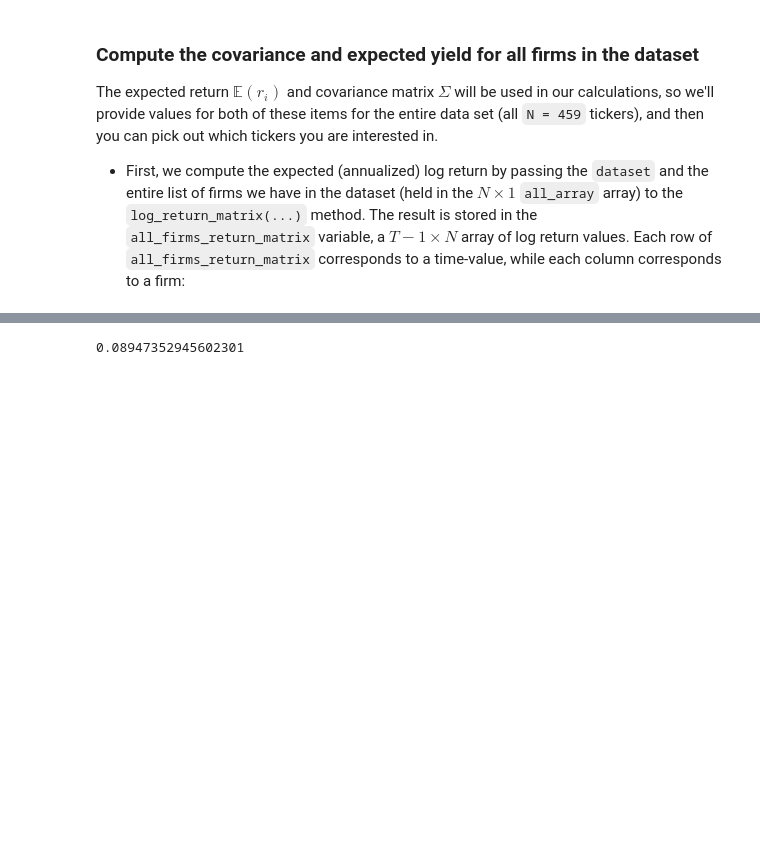
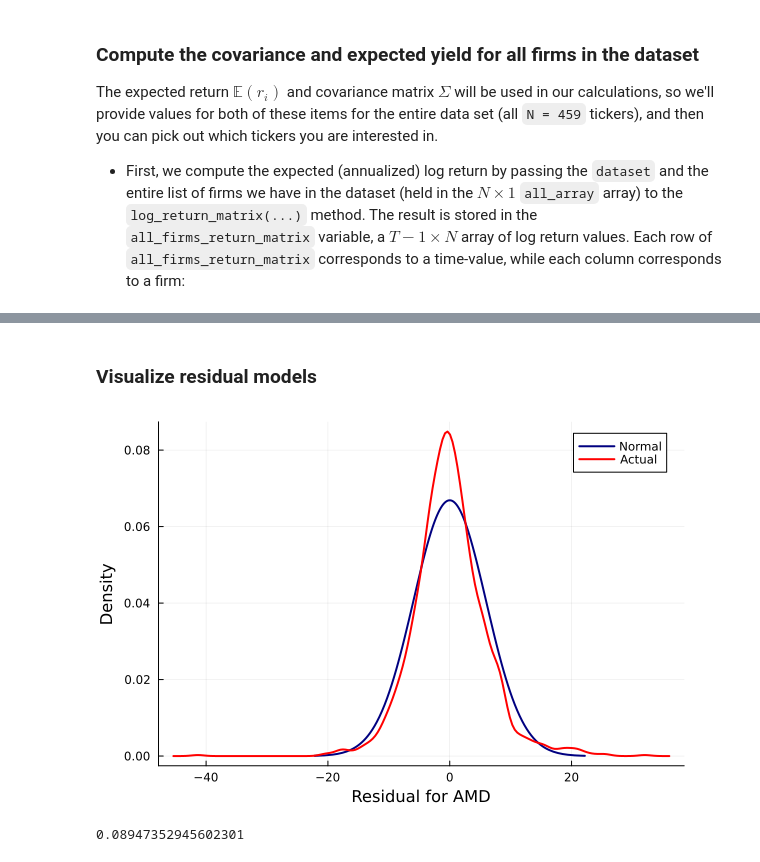
Before and after one commit to af626/CHEME5760-AF626-FinaProject, a Jupyter notebook: main_af626.ipynb, the cells around one changed output, grey strips where cells are left out. Saved outputs shown, nothing was run; the diff lists cells and outputs as text; code cells hidden in the pictures; blank space fills up the shorter version.

```diff
--- a/main_af626.ipynb
+++ b/main_af626.ipynb
@@ -67,0 +88,2 @@ all_firms_return_matrix = log_return_matrix(dataset, all_tickers,
+# %%
+sim_model_dictionary = Dict{String, MySingleIndexModel}();
@@ -68 +122,32 @@ all_firms_return_matrix = log_return_matrix(dataset, all_tickers,
+# %%
+residual_model_dictionary = Dict{String, Array{Float64,1}}()
+for asset_ticker ∈ all_tickers
+
+    # grab the model -
+    sim_model = sim_model_dictionary[asset_ticker];
+
+    # compute the excess return for asset_ticker -
+    asset_ticker_index = findfirst(x->x==asset_ticker, all_tickers);
+    Rᵢ = all_firms_excess_return_matrix[:, asset_ticker_index];
+
+    # what is the length -
+    max_length = length(Rᵢ);
+
+    # compute the model excess return -
+    αᵢ = sim_model.α
+    βᵢ = sim_model.β
+    R̂ᵢ = αᵢ .+ βᵢ .* Rₘ
+
+    # compute the residual -
+    Δᵢ = Rᵢ .- R̂ᵢ;
+
+    # Esimate a distribution -
+    d = fit_mle(Normal, Δᵢ);
+
+    # update the sim_model -
+    sim_model.ϵ = d;
+
+    # store the residuals -
+    residual_model_dictionary[asset_ticker] = Δᵢ
+end
 # %%
@@ -70,3 +173,15 @@ sims = load(joinpath(_PATH_TO_DATA, "SIMs-af626_project-PD1-CHEME-5660-Fall-2023
+# %% [markdown]
+### Visualize residual models
+# %%
+test_ticker = "AMD"
+ϵᵢ = sim_model_dictionary[test_ticker] |> x-> x.ϵ
+Δᵢ = residual_model_dictionary[test_ticker];
+# %%
+plot(ϵᵢ, label="Normal", c=:navyblue,lw=2)
+density!(Δᵢ, normalize=true, xlabel="Residual for $(test_ticker)",
+    ylabel="Density", label="Actual", c=:red,lw=2)
+# %% [output]
+[figure, added]
 # %%
 index_SPY = findfirst(x->x=="SPY", all_tickers);
 r_SPY = μ[index_SPY]
```
Also changed, not shown: parts of 34 cells of this notebook, 5 other files.
